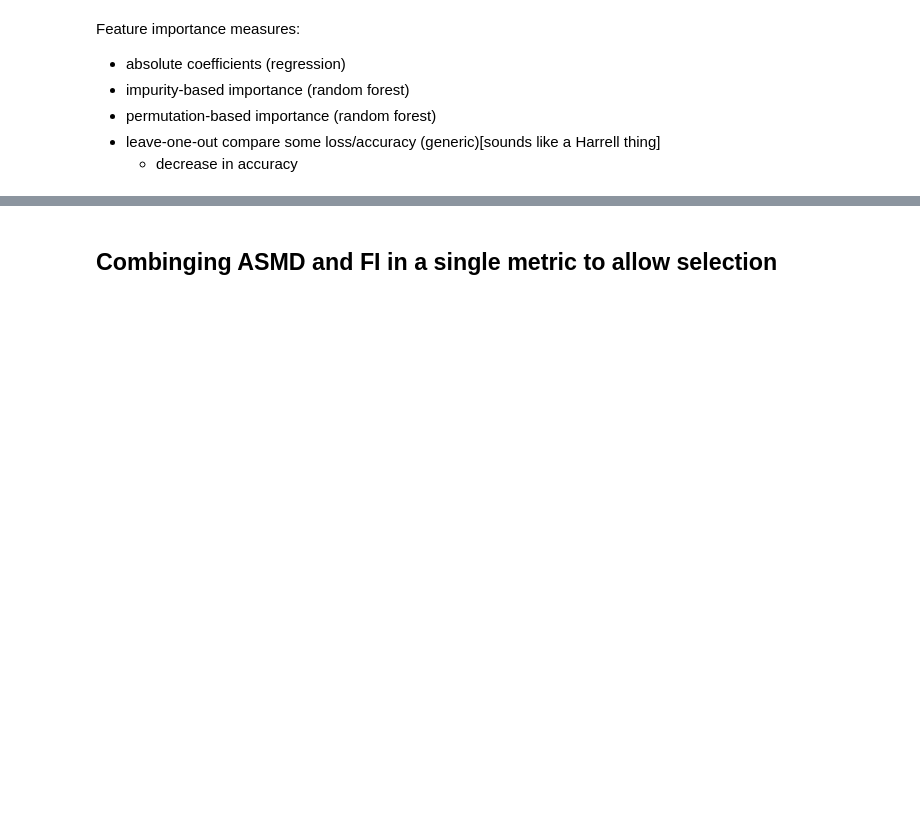
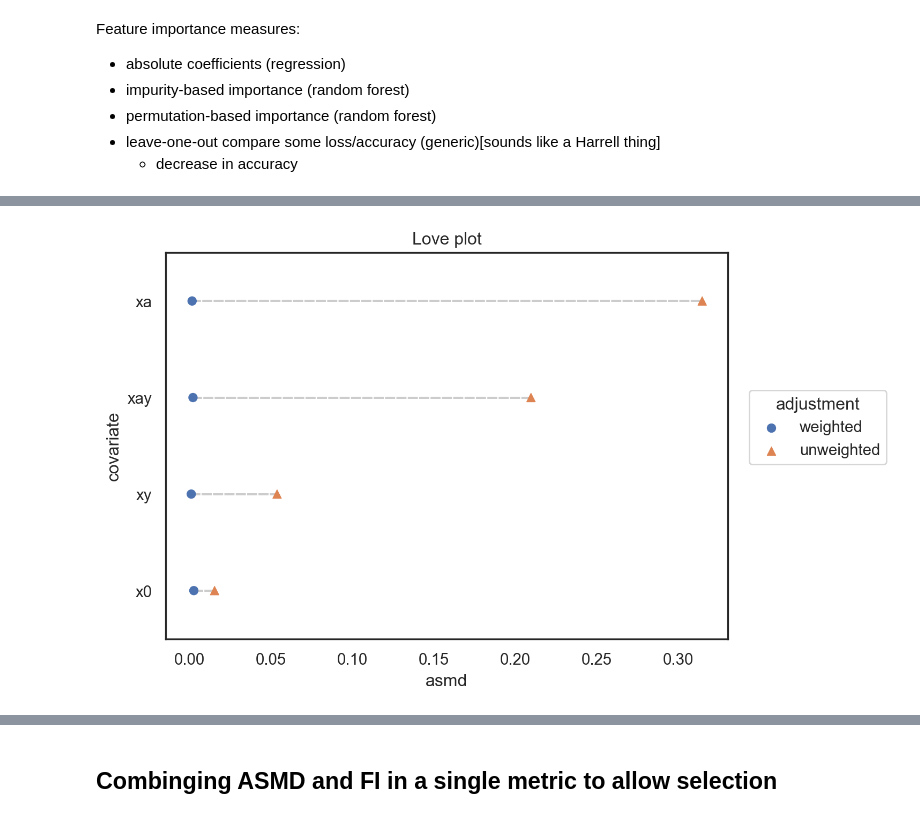
Before and after one commit to namag-ai/oui-plots, a Jupyter notebook: ouilove.ipynb, the cells around one changed output, grey strips where cells are left out. Drawn from its saved outputs; the diff is of its cells as text; code cells hidden in the pictures; blank space fills up the shorter version.

```diff
--- a/ouilove.ipynb
+++ b/ouilove.ipynb
@@ -275,0 +185,5 @@ p
+# %%
+range_plot_data = plot_data.pivot(
+    columns="adjustment", index="covariate", values="asmd"
+).agg(["min", "max"], axis="columns")
+range_plot_data
@@ -275,0 +197,38 @@ p
+# %%
+def love_plot(dot_plot_data, plot_range=False, threshold=None, ax=None):
+    # order by unweighted:
+    y_order = dot_plot_data.query("adjustment=='unweighted'").sort_values("asmd", ascending=False)["covariate"].tolist()
+    p = so.Plot(
+    ).add(
+        so.Dot(),
+        y="covariate",
+        x="asmd",
+        color="adjustment", marker="adjustment",
+        data=dot_plot_data,
+    ).scale(
+        marker=dict(weighted="o", unweighted="^"),
+        y=so.Nominal(order=y_order),
+    ).theme(
+        sns.axes_style("white")
+    ).label(
+        title="Love plot"
+    )
+    if plot_range:
+        range_plot_data = dot_plot_data.pivot(
+            columns="adjustment", index="covariate", values="asmd"
+        ).agg(["min", "max"], axis="columns")
+        p = p.add(
+            so.Range(linestyle="--", color="0.8", artist_kws=dict(zorder=0)),
+            y="covariate",
+            xmin="min", xmax="max",
+            data=range_plot_data,
+        )
+    if threshold is not None:
+        pass
+    if ax is not None:
+        p = p.on(ax).plot()
+    return p
+
+love_plot(dot_plot_data, True)
+# %% [output]
+[figure, added]
```
Also changed, not shown: parts of 14 cells of this notebook.
